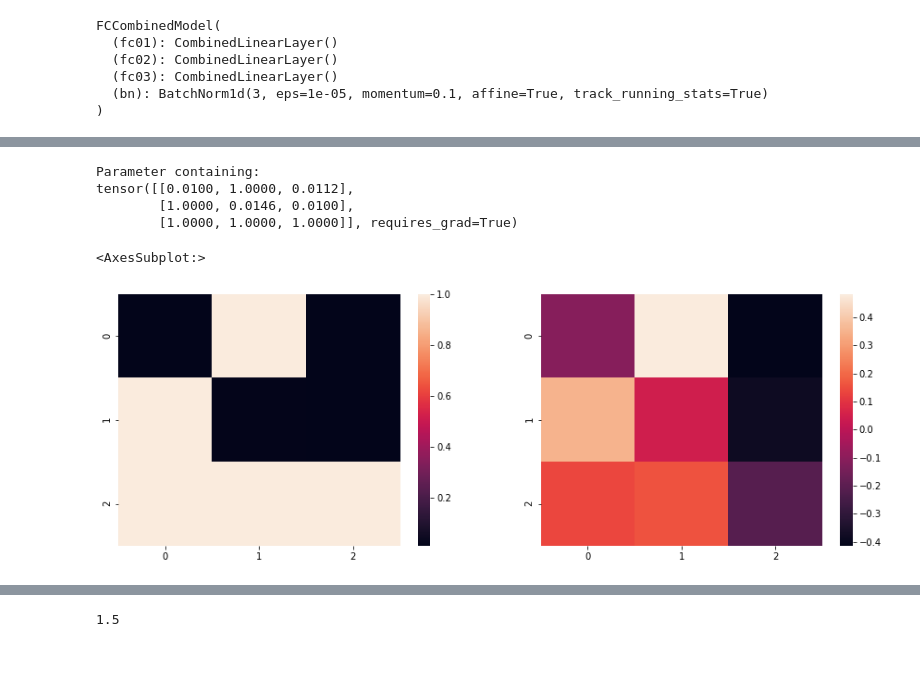
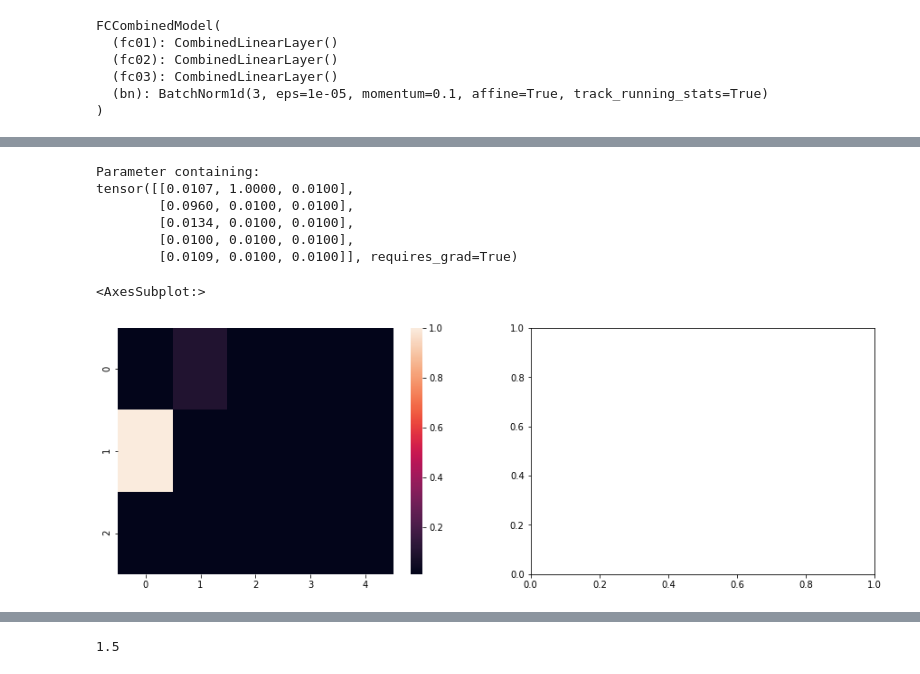
Before and after one commit to sergeivolodin/causality-disentanglement-rl, a Jupyter notebook: debug/sparsity-playground.ipynb, the cells around one changed output, grey strips where cells are left out. Cells and saved outputs as stored; diff of their text form; code cells hidden in the pictures.

```diff
--- a/debug/sparsity-playground.ipynb
+++ b/debug/sparsity-playground.ipynb
@@ -65,6 +88,7 @@ shape = obs.shape[1:]
 size = np.prod(shape)
 print(shape, size)
 n_f = 3
+n_a = 2
 min_proba = 0.01
 # %% [output]
 torch.Size([5, 7]) 35
@@ -107,7 +131,7 @@ class WithLinTransform(nn.Module):
         super(WithLinTransform, self).__init__()
         self.model = m
         self.n_features = n_f
-        self.n_actions = 0
+        self.n_actions = n_a
         self.n_additional_features = 0
         self.fc1 = nn.Linear(n_units, n_units)
         self.fc2 = nn.Linear(n_units, n_units)
@@ -190,19 +214,13 @@ model = WithInputSwitch(model_cls=partial(FCCombinedModel,
                                           add_input_batchnorm=True,
                                           hidden_sizes=[100, 25],
                                           activation_cls=nn.LeakyReLU),
-                        input_shape=(n_f,),
+                        input_shape=(n_f + n_a,),
                         switch_cls=partial(LearnableSwitchSimple, initial_proba=min_proba,
                                            min_proba=min_proba),
                         give_mask=True,
                         n_models=n_f).to(device)#), n_f).to(device)
 
-class MM():
-    def __init__(self, model):
-        self.model = model
-        self.n_features = n_f
-        self.n_actions = 0
-        self.n_additional_features = 0
-model_ = MM(model)
+
 # model_ = model
 # %% [output]
 [False, False, False]
@@ -214,3 +232,18 @@ model_ = MM(model)
+# %%
+class MM(nn.Module):
+    def __init__(self, model):
+        super(MM, self).__init__()
+        self.model = model
+        self.n_features = n_f
+        self.n_actions = n_a
+        self.n_additional_features = 0
+    def forward(self, *args, **kwargs):
+        if 'all' in kwargs:
+            del kwargs['all']
+            if len(args) > 1:
+                args = args[0:1]
+        return self.model(*args, **kwargs)
+model_ = MM(model)
 # %%
 (rec(dec(obs.flatten(start_dim=1))).view(obs.shape[0], *shape) - obs).flatten(start_dim=1).pow(2).sum(1).mean(0)
 # %% [output]
@@ -495,18 +537,20 @@ sns.heatmap((S @ Sinv).abs().detach().cpu().numpy())
 # %%
 MP = model_.model.switch.probas
 plt.figure(figsize=(15, 5))
 print(MP)
 plt.subplot(1, 2, 1)
-sns.heatmap(MP.detach().cpu().numpy(), vmin=min_proba, vmax=1)
+sns.heatmap(MP.t().detach().cpu().numpy(), vmin=min_proba, vmax=1)
 plt.subplot(1, 2, 2)
-sns.heatmap((Sinv @ MP @ S).detach().cpu().numpy())
+# sns.heatmap((Sinv @ MP @ S).detach().cpu().numpy())
 # %% [output]
 Parameter containing:
-tensor([[0.0100, 1.0000, 0.0112],
-        [1.0000, 0.0146, 0.0100],
-        [1.0000, 1.0000, 1.0000]], requires_grad=True)
+tensor([[0.0107, 1.0000, 0.0100],
+        [0.0960, 0.0100, 0.0100],
+        [0.0134, 0.0100, 0.0100],
+        [0.0100, 0.0100, 0.0100],
+        [0.0109, 0.0100, 0.0100]], requires_grad=True)
 <AxesSubplot:>
-[figure, old version]
+[figure, new version]
 # %%
 plt.plot(metrics_dict['ratio'])
 plt.yscale('log')
```
Also changed, not shown: parts of 20 cells of this notebook, 1 other file.
